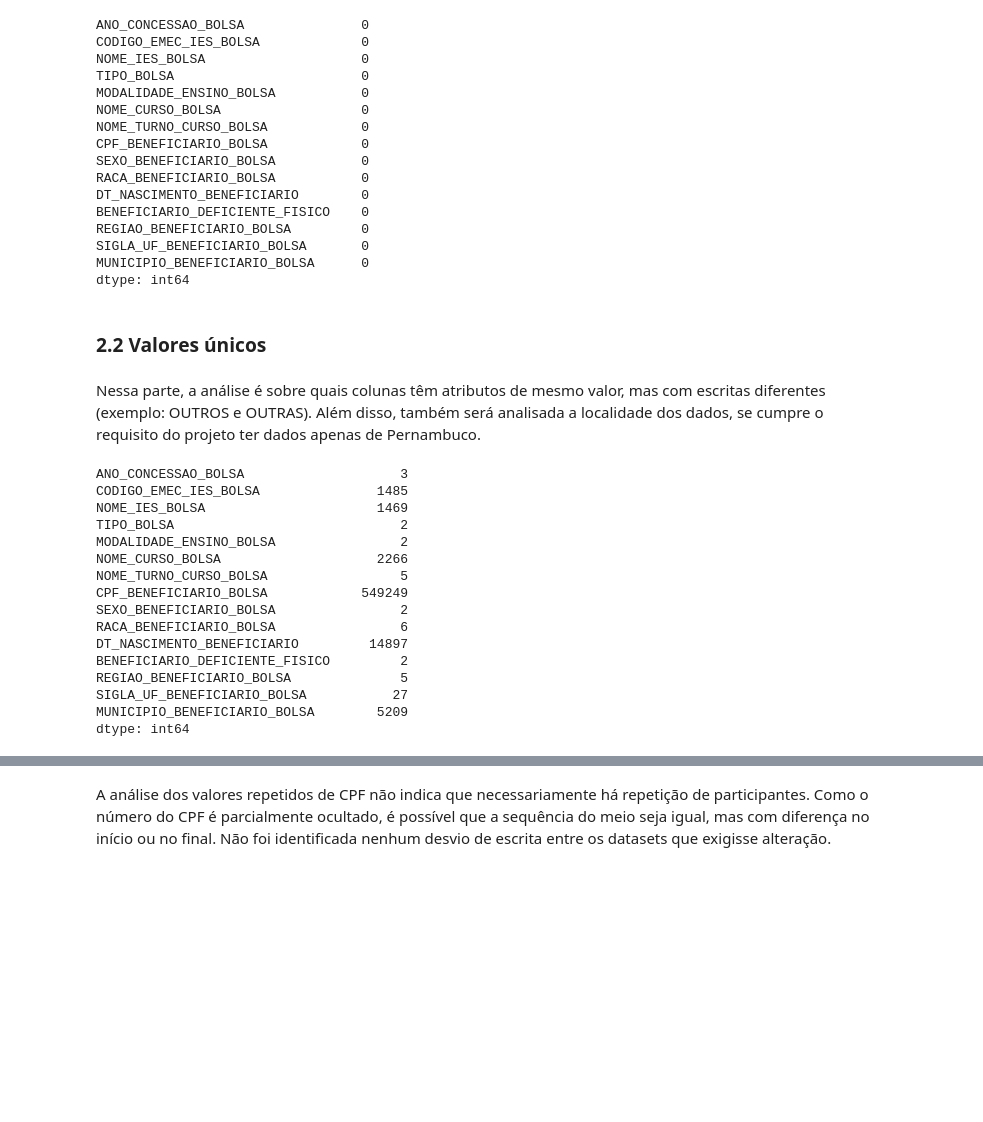
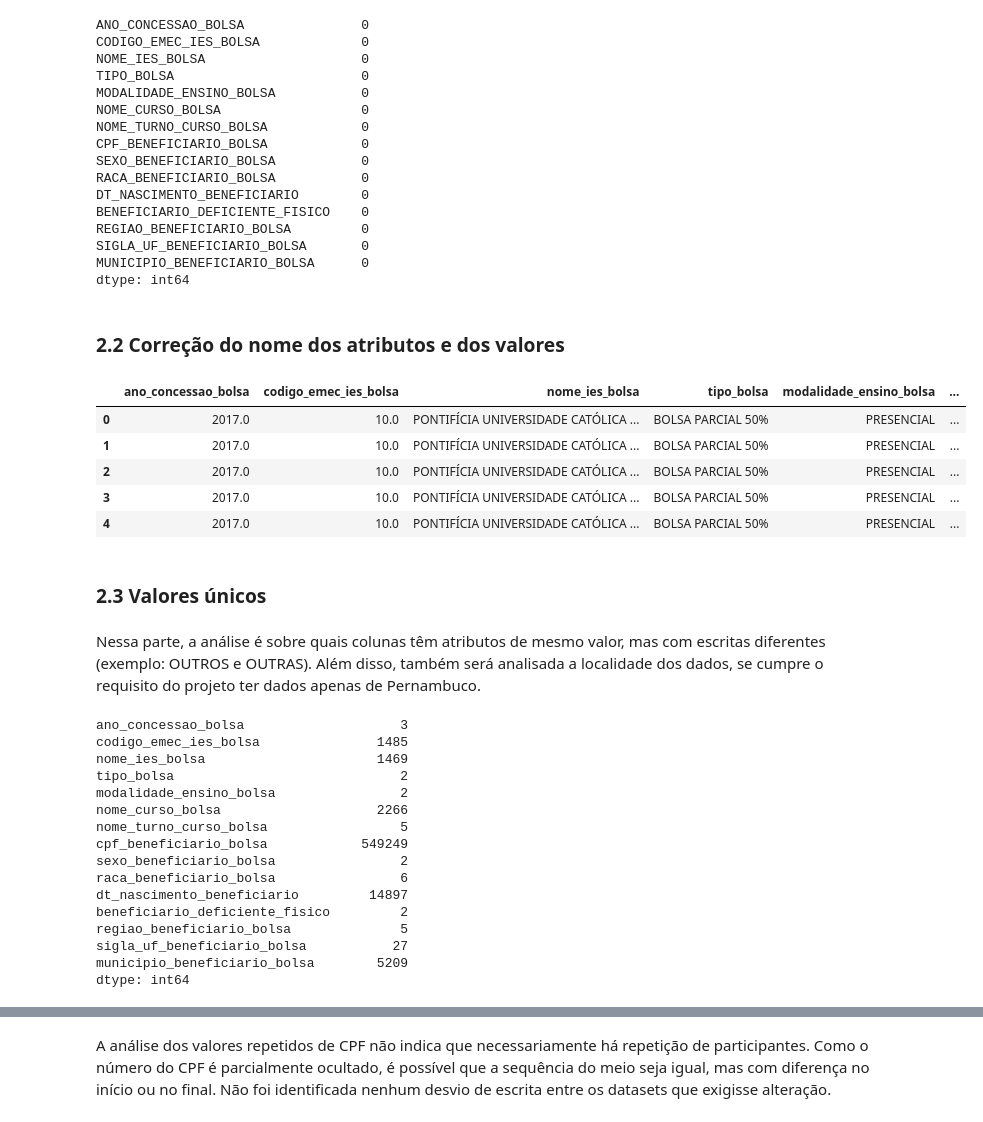
Before and after one commit to Kaynart/Projeto-Pipeline-PROUNI-BD26.1-gp08, a Jupyter notebook: notebooks/ETL.ipynb, the cells around one changed output, grey strips where cells are left out. Drawn from its saved outputs; the diff is of its cells as text; code cells hidden in the pictures; blank space fills up the shorter version.

```diff
--- a/notebooks/ETL.ipynb
+++ b/notebooks/ETL.ipynb
@@ -150,29 +142,47 @@ REGIAO_BENEFICIARIO_BOLSA         0
 SIGLA_UF_BENEFICIARIO_BOLSA       0
 MUNICIPIO_BENEFICIARIO_BOLSA      0
 dtype: int64
+# %% [markdown]
+### 2.2 Correção do nome dos atributos e dos valores
+# %%
+# Modificando o nome dos atributos para minúsculo
+df.columns = df.columns.str.lower()
+
+# Padronização para todos os valores estarem em maiúsculo
+for col in df.select_dtypes(include=['object', 'string']).columns:
+    df[col] = df[col].astype(str).str.upper()
+
+df.head(5)
+# %% [output]
+|  | ano_concessao_bolsa | codigo_emec_ies_bolsa | nome_ies_bolsa | tipo_bolsa | modalidade_ensino_bolsa | ... |
+| 0 | 2017.0 | 10.0 | PONTIFÍCIA UNIVERSIDADE CATÓLICA ... | BOLSA PARCIAL 50% | PRESENCIAL | ... |
+| 1 | 2017.0 | 10.0 | PONTIFÍCIA UNIVERSIDADE CATÓLICA ... | BOLSA PARCIAL 50% | PRESENCIAL | ... |
+| 2 | 2017.0 | 10.0 | PONTIFÍCIA UNIVERSIDADE CATÓLICA ... | BOLSA PARCIAL 50% | PRESENCIAL | ... |
+| 3 | 2017.0 | 10.0 | PONTIFÍCIA UNIVERSIDADE CATÓLICA ... | BOLSA PARCIAL 50% | PRESENCIAL | ... |
+| 4 | 2017.0 | 10.0 | PONTIFÍCIA UNIVERSIDADE CATÓLICA ... | BOLSA PARCIAL 50% | PRESENCIAL | ... |
 # %% [markdown]
-### 2.2 Valores únicos
+### 2.3 Valores únicos
 # %% [markdown]
 Nessa parte, a análise é sobre quais colunas têm atributos de mesmo valor, mas com escritas diferentes (exemplo: OUTROS e OUTRAS). Além disso, também será analisada a localidade dos dados, se cumpre o requisito do projeto ter dados apenas de Pernambuco.
 # %%
 # Identifica valores únicos
 df.nunique(dropna=False)
 # %% [output]
-ANO_CONCESSAO_BOLSA                    3
-CODIGO_EMEC_IES_BOLSA               1485
-NOME_IES_BOLSA                      1469
-TIPO_BOLSA                             2
-MODALIDADE_ENSINO_BOLSA                2
-NOME_CURSO_BOLSA                    2266
-NOME_TURNO_CURSO_BOLSA                 5
-CPF_BENEFICIARIO_BOLSA            549249
-SEXO_BENEFICIARIO_BOLSA                2
-RACA_BENEFICIARIO_BOLSA                6
-DT_NASCIMENTO_BENEFICIARIO         14897
-BENEFICIARIO_DEFICIENTE_FISICO         2
-REGIAO_BENEFICIARIO_BOLSA              5
-SIGLA_UF_BENEFICIARIO_BOLSA           27
-MUNICIPIO_BENEFICIARIO_BOLSA        5209
+ano_concessao_bolsa                    3
+codigo_emec_ies_bolsa               1485
+nome_ies_bolsa                      1469
+tipo_bolsa                             2
+modalidade_ensino_bolsa                2
+nome_curso_bolsa                    2266
+nome_turno_curso_bolsa                 5
+cpf_beneficiario_bolsa            549249
+sexo_beneficiario_bolsa                2
+raca_beneficiario_bolsa                6
+dt_nascimento_beneficiario         14897
+beneficiario_deficiente_fisico         2
+regiao_beneficiario_bolsa              5
+sigla_uf_beneficiario_bolsa           27
+municipio_beneficiario_bolsa        5209
 dtype: int64
 # %%
 # Análise de valores únicos
```
Also changed, not shown: parts of 15 cells of this notebook.
